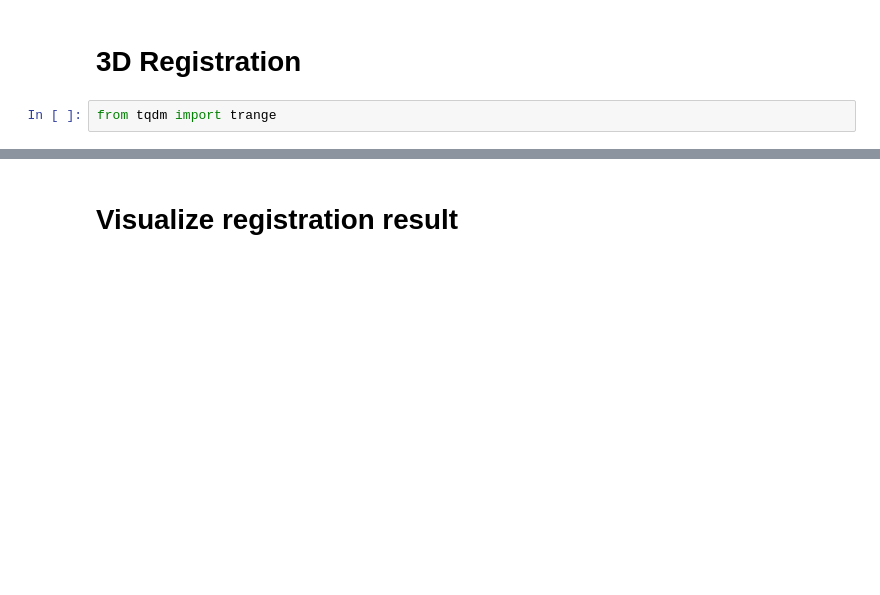
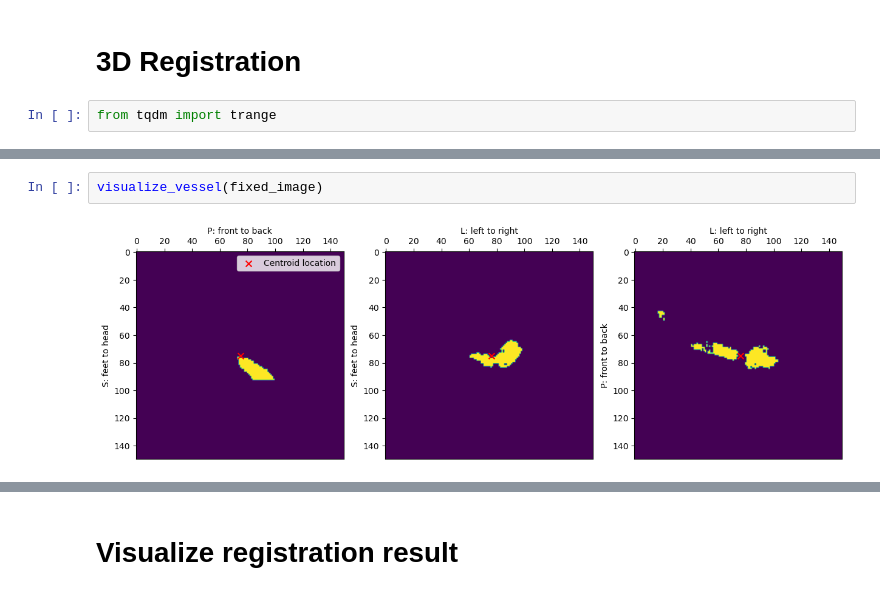
Before and after one commit to CoNG-harvard/robotic-ultrasound, a Jupyter notebook: notebooks/UltrasoundNavigation/Re-writing Registration from Scratch.ipynb, the cells around one changed output, grey strips where cells are left out. Saved outputs shown, nothing was run; the diff lists cells and outputs as text; blank space fills up the shorter version.

```diff
--- a/notebooks/UltrasoundNavigation/Re-writing Registration from Scratch.ipynb
+++ b/notebooks/UltrasoundNavigation/Re-writing Registration from Scratch.ipynb
@@ -253,0 +269,4 @@ KeyboardInterrupt:
+# %%
+visualize_vessel(fixed_image)
+# %% [output]
+[figure, added]
```
Also changed, not shown: parts of 11 cells of this notebook.
